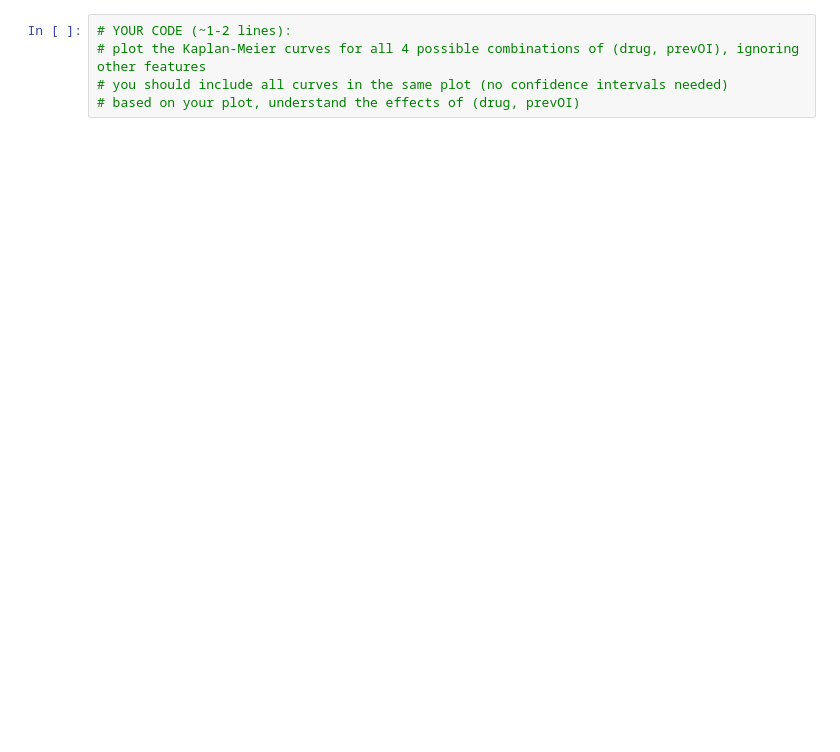
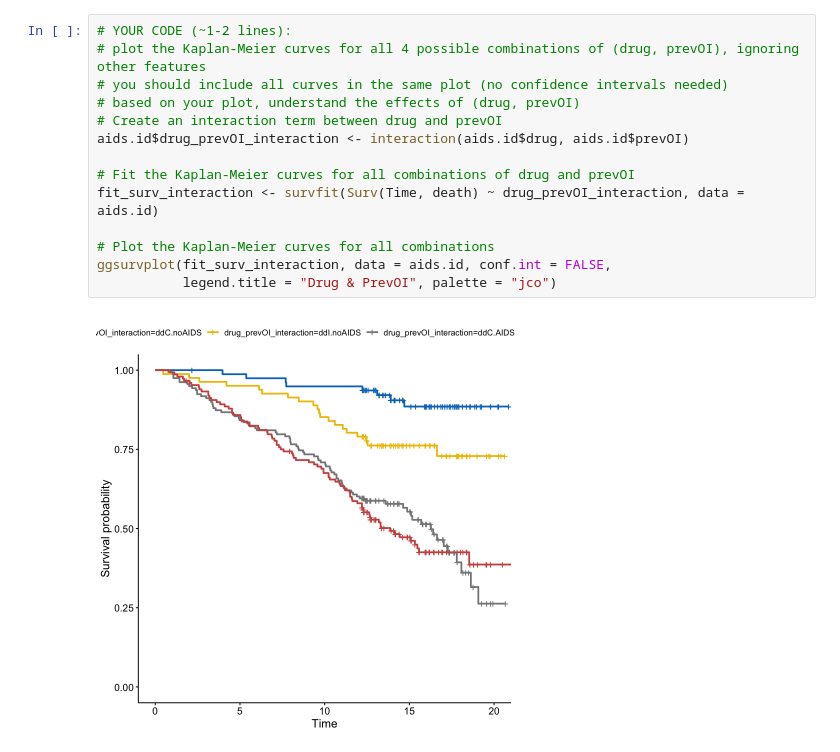
Before and after one commit to devt287/applied_stat, a Jupyter notebook: HW4_P3.ipynb, the cells around one changed output. Drawn from its saved outputs; the diff is of its cells as text; blank space fills up the shorter version.

```diff
--- a/HW4_P3.ipynb
+++ b/HW4_P3.ipynb
@@ -36,8 +110,19 @@ summary(cox_model)
 # %%
 # YOUR CODE (~1-2 lines):
 # plot the Kaplan-Meier curves for all 4 possible combinations of (drug, prevOI), ignoring other features
 # you should include all curves in the same plot (no confidence intervals needed)
 # based on your plot, understand the effects of (drug, prevOI)
+# Create an interaction term between drug and prevOI
+aids.id$drug_prevOI_interaction <- interaction(aids.id$drug, aids.id$prevOI)
+
+# Fit the Kaplan-Meier curves for all combinations of drug and prevOI
+fit_surv_interaction <- survfit(Surv(Time, death) ~ drug_prevOI_interaction, data = aids.id)
+
+# Plot the Kaplan-Meier curves for all combinations
+ggsurvplot(fit_surv_interaction, data = aids.id, conf.int = FALSE,
+           legend.title = "Drug & PrevOI", palette = "jco")
+# %% [output]
+[figure, added]
 # %%
 # YOUR CODE (~1 line):
 # fit a Cox model with two features (drug, prevOI)
```
Also changed, not shown: parts of 5 cells of this notebook.
